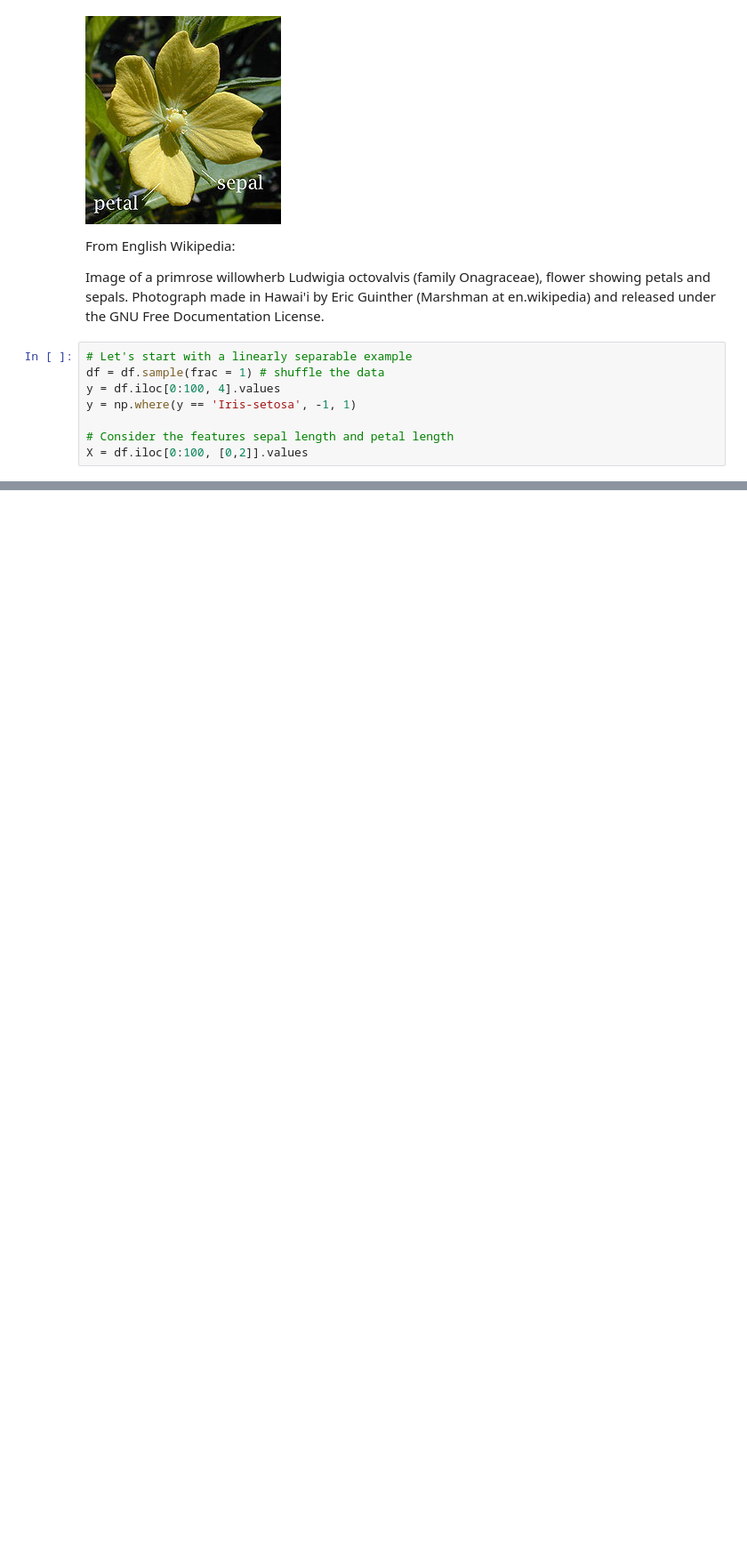
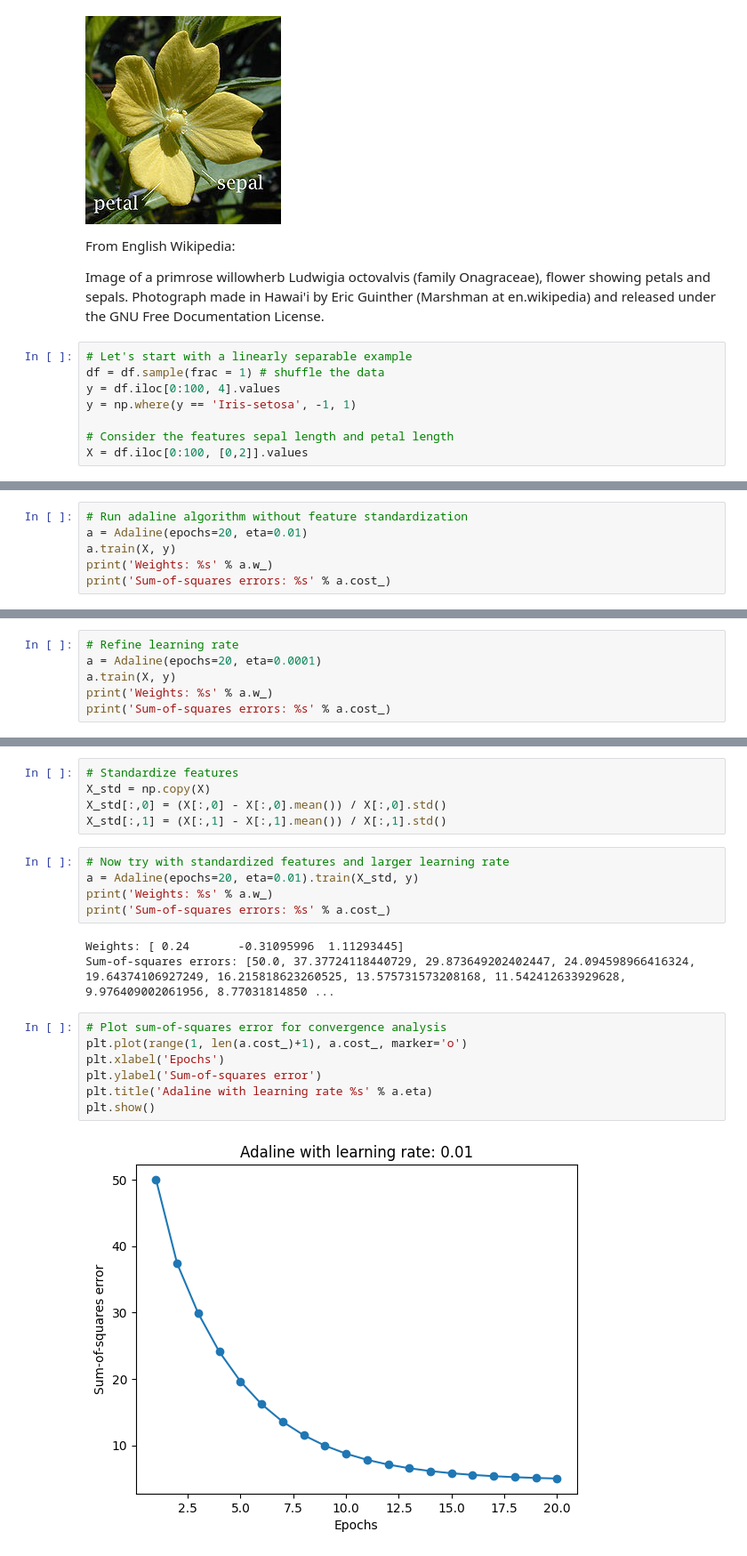
Before and after one commit to MSimonFRA-UAS/LfDFra-UAS, a Jupyter notebook: adaline_sol.ipynb, the cells around one changed output, grey strips where cells are left out. Shown at 89% size. Saved outputs shown, nothing was run; the diff lists cells and outputs as text; blank space fills up the shorter version.

```diff
--- a/adaline_sol.ipynb
+++ b/adaline_sol.ipynb
@@ -95,0 +87,6 @@ X = df.iloc[0:100, [0,2]].values
+# %%
+# Run adaline algorithm without feature standardization
+a = Adaline(epochs=20, eta=0.01)
+a.train(X, y)
+print('Weights: %s' % a.w_)
+print('Sum-of-squares errors: %s' % a.cost_)
@@ -95,0 +96,6 @@ X = df.iloc[0:100, [0,2]].values
+# %%
+# Refine learning rate
+a = Adaline(epochs=20, eta=0.0001)
+a.train(X, y)
+print('Weights: %s' % a.w_)
+print('Sum-of-squares errors: %s' % a.cost_)
@@ -95,0 +105,22 @@ X = df.iloc[0:100, [0,2]].values
+# %%
+# Standardize features
+X_std = np.copy(X)
+X_std[:,0] = (X[:,0] - X[:,0].mean()) / X[:,0].std()
+X_std[:,1] = (X[:,1] - X[:,1].mean()) / X[:,1].std()
+# %%
+# Now try with standardized features and larger learning rate
+a = Adaline(epochs=20, eta=0.01).train(X_std, y)
+print('Weights: %s' % a.w_)
+print('Sum-of-squares errors: %s' % a.cost_)
+# %% [output]
+Weights: [ 0.24       -0.31095996  1.11293445]
+Sum-of-squares errors: [50.0, 37.37724118440729, 29.873649202402447, 24.094598966416324, 19.64374106927249, 16.215818623260525, 13.575731573208168, 11.542412633929628, 9.976409002061956, 8.77031814850 ...
+# %%
+# Plot sum-of-squares error for convergence analysis
+plt.plot(range(1, len(a.cost_)+1), a.cost_, marker='o')
+plt.xlabel('Epochs')
+plt.ylabel('Sum-of-squares error')
+plt.title('Adaline with learning rate %s' % a.eta)
+plt.show()
+# %% [output]
+[figure, added]
```
Also changed, not shown: parts of 9 cells of this notebook.
